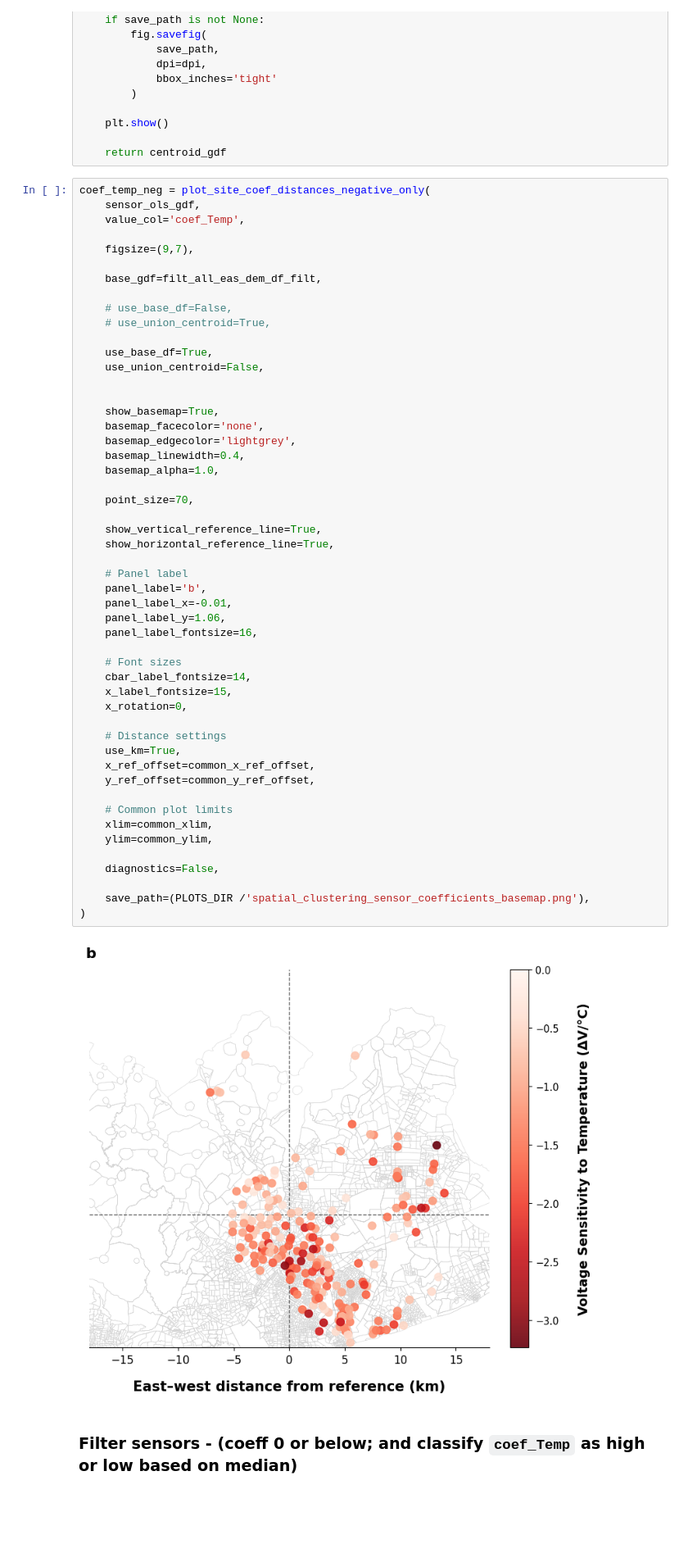
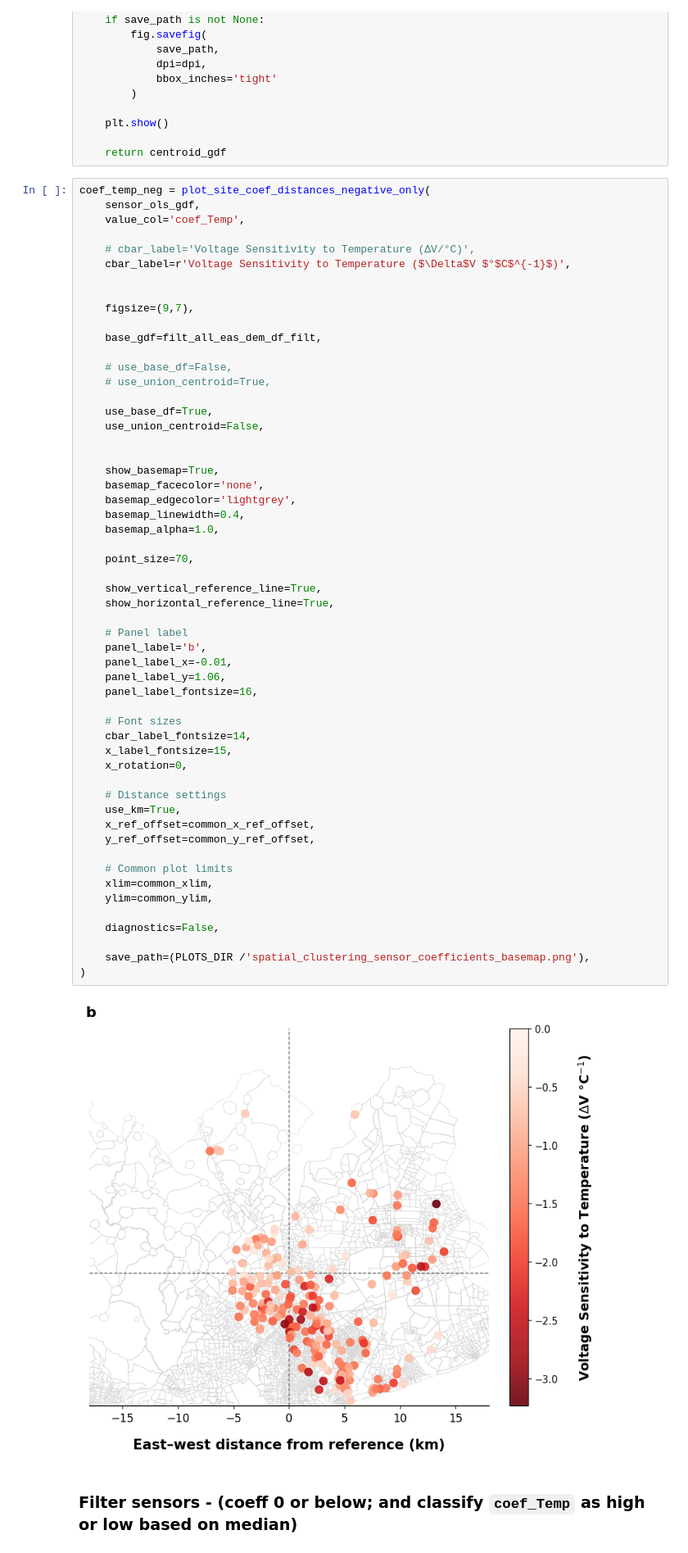
Before and after one commit to KaytheDee/pqr_extreme_weather_analysis, a Jupyter notebook: notebooks/_Logit_spatial_analysis_undervolt.ipynb, the cells around one changed output. Shown at 82% size. Saved outputs shown, nothing was run; the diff lists cells and outputs as text; blank space fills up the shorter version.

```diff
--- a/notebooks/_Logit_spatial_analysis_undervolt.ipynb
+++ b/notebooks/_Logit_spatial_analysis_undervolt.ipynb
@@ -3293,6 +3296,10 @@ def plot_site_coef_distances_negative_only(
 coef_temp_neg = plot_site_coef_distances_negative_only(
     sensor_ols_gdf,
     value_col='coef_Temp',
+
+    # cbar_label='Voltage Sensitivity to Temperature (ΔV/°C)',
+    cbar_label=r'Voltage Sensitivity to Temperature ($\Delta$V $°$C$^{-1}$)',
+
 
     figsize=(9,7),
 
@@ -3314,34 +3321,34 @@ coef_temp_neg = plot_site_coef_distances_negative_only(
     point_size=70,
 
     show_vertical_reference_line=True,
     show_horizontal_reference_line=True,
 
     # Panel label
     panel_label='b',
     panel_label_x=-0.01,
     panel_label_y=1.06,
     panel_label_fontsize=16,
 
     # Font sizes
     cbar_label_fontsize=14,
     x_label_fontsize=15,
     x_rotation=0,
 
     # Distance settings
     use_km=True,
     x_ref_offset=common_x_ref_offset,
     y_ref_offset=common_y_ref_offset,
 
     # Common plot limits
     xlim=common_xlim,
     ylim=common_ylim,
 
     diagnostics=False,
 
     save_path=(PLOTS_DIR /'spatial_clustering_sensor_coefficients_basemap.png'),
 )
 # %% [output]
-[figure, old version]
+[figure, new version]
 # %% [markdown]
 ### Filter sensors - (coeff 0 or below; and classify `coef_Temp` as high or low based on median)
 # %%
```
Also changed, not shown: parts of 1 cell of this notebook, 2 other files.
